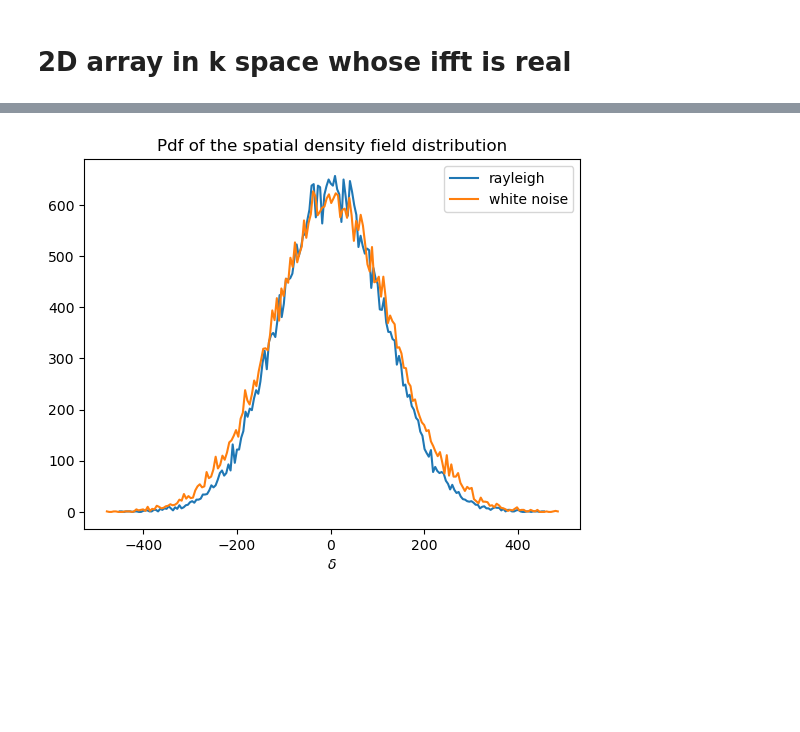
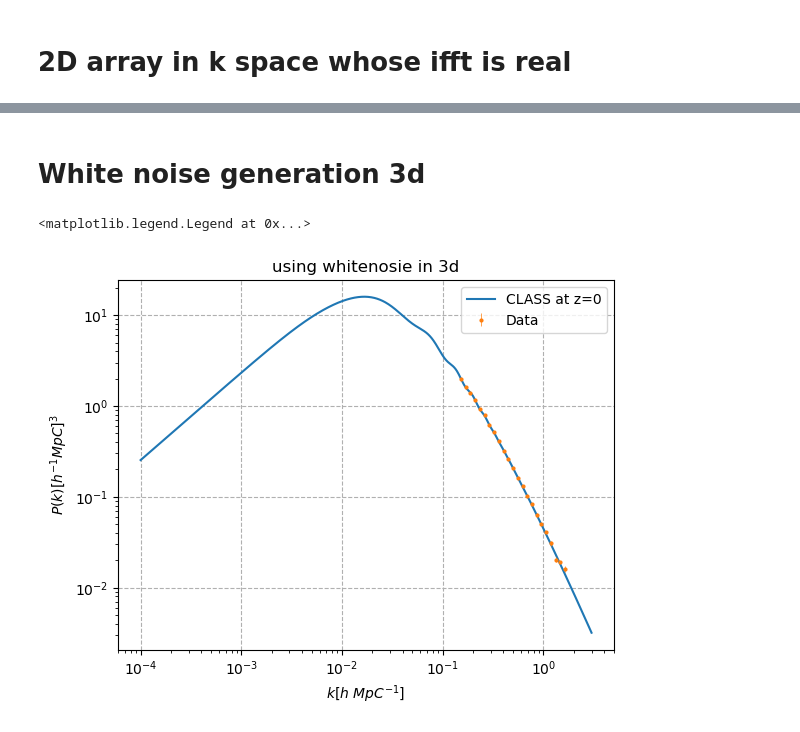
Before and after one commit to satvik-m97/PhD_thesis, a Jupyter notebook: DM_density_field.ipynb, the cells around one changed output, grey strips where cells are left out. Cells and saved outputs as stored; diff of their text form; code cells hidden in the pictures; blank space fills up the shorter version.

Commit message:
adding the working DM density file

```diff
--- a/DM_density_field.ipynb
+++ b/DM_density_field.ipynb
@@ -184,9 +194,2 @@ plt.legend()
-# %%
-plt.plot(vals[1][1:],vals[0],label = 'rayleigh')
-plt.plot(histval[1][1:],histval[0],label = 'white noise')
-plt.xlabel("$\delta$")
-plt.title("Pdf of the spatial density field distribution")
-plt.legend()
-plt.savefig("Pdf of the spatial density field distribution")
-# %% [output]
-[figure, removed]
+# %% [markdown]
+# White noise generation 3d
@@ -192,0 +252,48 @@ plt.savefig("Pdf of the spatial density field distribution")
+# %%
+length=50
+iterate=5
+l_by_2 = int(length/2)
+pk = np.zeros(l_by_2)
+store = np.zeros((iterate,l_by_2))
+
+for t in range(iterate):
+    k_val_conv = pk_whitenoise3d(length)[0][1:,1:,1:]
+    k_grid = pk_whitenoise3d(length)[1][1:,1:,1:]
+
+    kgrid_flat = (k_grid).flatten()
+    deltakconvflat = k_val_conv.flatten()
+
+    kspace = np.logspace(np.log10(kgrid_flat.min()),np.log10(kgrid_flat.max()),l_by_2)
+
+    for i in range(0,l_by_2-1):
+        cond = (kgrid_flat >=kspace[i]) & (kgrid_flat<kspace[i+1])
+        pk[i] = (np.abs(deltakconvflat[cond])**2).sum()/len( deltakconvflat[cond] )
+
+        store[t] = pk
+# %%
+pk_mean=np.mean(store/length**3,axis=0),
+pk_std = np.std(store/length**3,axis=0)
+pk_mean=pk_mean[0]
+# %%
+k_space = np.zeros(len(kspace)-1)
+
+for i in range(len(kspace)-2):
+
+    k_space[i] = (kspace[i+1]+kspace[i+2])/2
+k_space[-1] = kspace[-1]
+
+
+plt.plot(mpk[:,0],mpk[:,1],label="CLASS at z=0")
+plt.grid(linestyle = "dashed")
+plt.ylabel('$P(k) [h^{-1}MpC]^3$')
+plt.xlabel('$k [h~MpC^{-1}]$')
+
+plt.errorbar(k_space, pk_mean[1:], yerr=pk_std[1:], fmt='o', label='Data', linewidth=0.5,markersize=2.0)
+plt.title("using whitenosie in 3d")
+plt.xscale('log')
+plt.yscale('log')
+plt.legend()
+# plt.savefig("Pkz_0_2d_kspace")
+# %% [output]
+<matplotlib.legend.Legend at 0x...>
+[figure, added]
```
Also changed, not shown: parts of 26 cells of this notebook.
